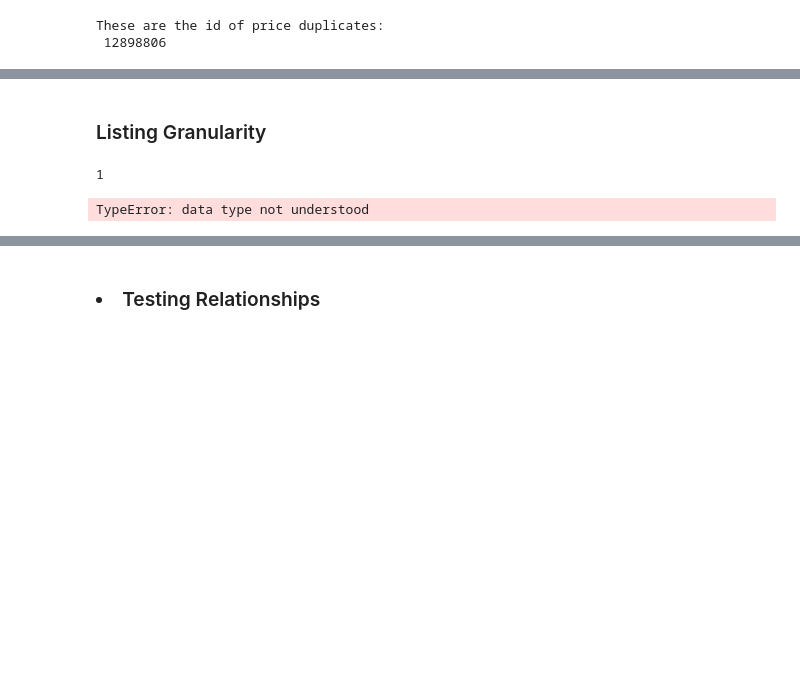
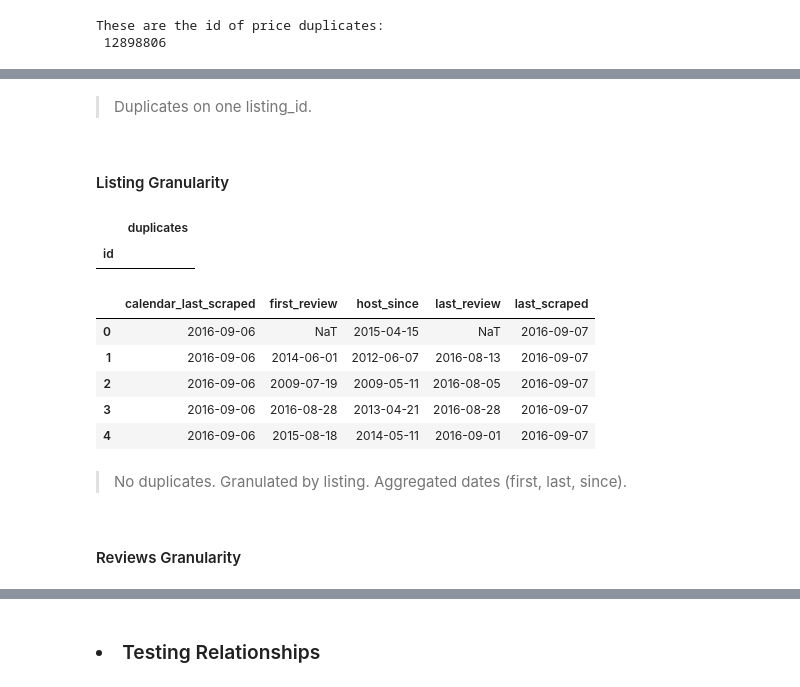
Before and after one commit to samlexrod/airbnb_ml, a Jupyter notebook: Airbnb_Analysis.ipynb, the cells around one changed output, grey strips where cells are left out. Drawn from its saved outputs; the diff is of its cells as text; code cells hidden in the pictures; blank space fills up the shorter version.

```diff
--- a/Airbnb_Analysis.ipynb
+++ b/Airbnb_Analysis.ipynb
@@ -378,13 +383,27 @@ calendar.loc[filter_cond, :].sort_values(['date', 'listing_id']).head()
 | 748849 | t | 2016-09-07 | 12898806 | 220.0 | data\boston_airbnb_open_data\cale... | ProvidedValue | data\boston_airbnb_open_data\cale... |
 | 748872 | t | 2016-09-07 | 12898806 | 220.0 | data\boston_airbnb_open_data\cale... | ProvidedValue | data\boston_airbnb_open_data\cale... |
 | 748848 | t | 2016-09-08 | 12898806 | 220.0 | data\boston_airbnb_open_data\cale... | ProvidedValue | data\boston_airbnb_open_data\cale... |
+# %% [markdown]
+> Duplicates on one listing_id.
 # %% [markdown]
-### Listing Granularity
+#### Listing Granularity
 # %%
-listings.groupby(['id']).size().max()
+listings.groupby(['id']).size().to_frame('duplicates').query("duplicates>1")
 # %% [output]
-1
+|  | duplicates |
+| id |  |
-# %%
-listings.select_dtypes(exclude=np.datetime_as_string)
-# %% [output]
-TypeError: data type not understood
+# %%
+listings.select_dtypes(include=object)\
+    .apply(pd.to_datetime, errors='ignore')\
+    .select_dtypes(include=np.datetime64).head()
+# %% [output]
+|  | calendar_last_scraped | first_review | host_since | last_review | last_scraped |
+| 0 | 2016-09-06 | NaT | 2015-04-15 | NaT | 2016-09-07 |
+| 1 | 2016-09-06 | 2014-06-01 | 2012-06-07 | 2016-08-13 | 2016-09-07 |
+| 2 | 2016-09-06 | 2009-07-19 | 2009-05-11 | 2016-08-05 | 2016-09-07 |
+| 3 | 2016-09-06 | 2016-08-28 | 2013-04-21 | 2016-08-28 | 2016-09-07 |
+| 4 | 2016-09-06 | 2015-08-18 | 2014-05-11 | 2016-09-01 | 2016-09-07 |
+# %% [markdown]
+> No duplicates. Granulated by listing. Aggregated dates (first, last, since).
+# %% [markdown]
+#### Reviews Granularity
```
Also changed, not shown: parts of 34 cells of this notebook.
